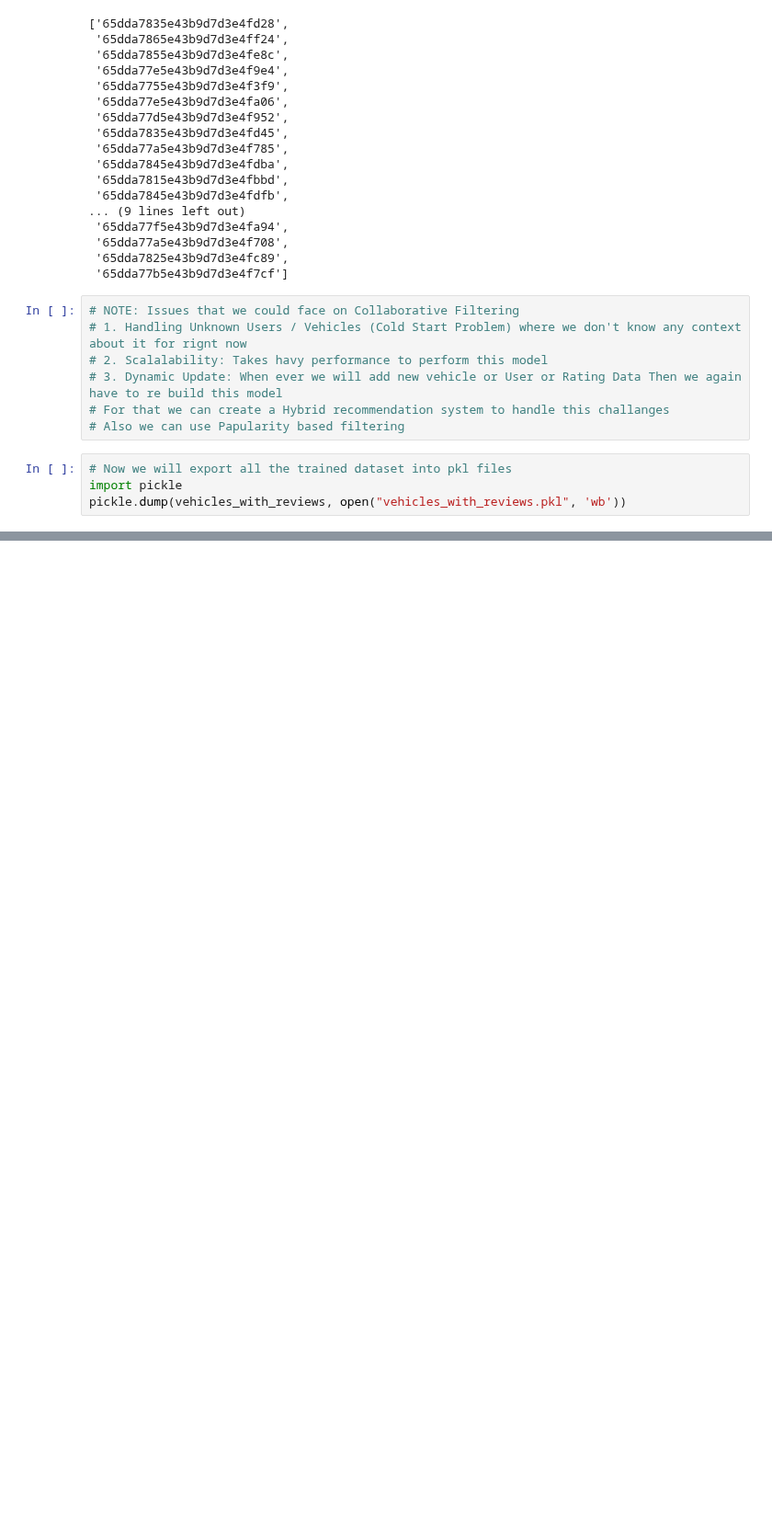
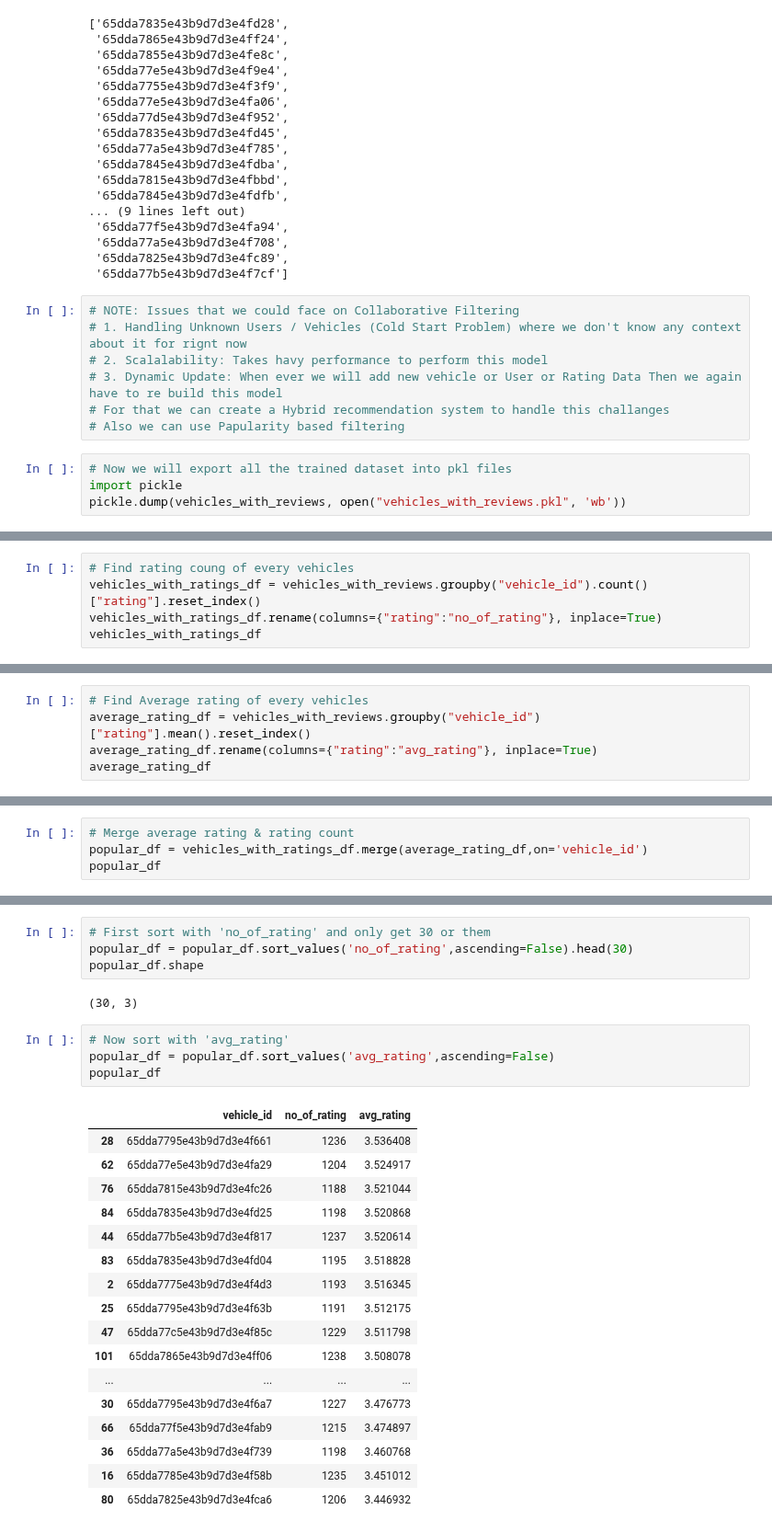
Before and after one commit to roman-ojha/journey, a Jupyter notebook: user-vehicle-service/explore_vehicle_recommendation_system.ipynb, the cells around one changed output, grey strips where cells are left out. Shown at 92% size. Saved outputs shown, nothing was run; the diff lists cells and outputs as text; blank space fills up the shorter version.

Commit message:
feat(user-vehicle-service): added popularity based recommendation system on jupyter

```diff
--- a/user-vehicle-service/explore_vehicle_recommendation_system.ipynb
+++ b/user-vehicle-service/explore_vehicle_recommendation_system.ipynb
@@ -392,0 +376,5 @@ travel_ids
+# %%
+# Find rating coung of every vehicles
+vehicles_with_ratings_df = vehicles_with_reviews.groupby("vehicle_id").count()["rating"].reset_index()
+vehicles_with_ratings_df.rename(columns={"rating":"no_of_rating"}, inplace=True)
+vehicles_with_ratings_df
@@ -392,0 +395,5 @@ travel_ids
+# %%
+# Find Average rating of every vehicles
+average_rating_df = vehicles_with_reviews.groupby("vehicle_id")["rating"].mean().reset_index()
+average_rating_df.rename(columns={"rating":"avg_rating"}, inplace=True)
+average_rating_df
@@ -392,0 +414,4 @@ travel_ids
+# %%
+# Merge average rating & rating count
+popular_df = vehicles_with_ratings_df.merge(average_rating_df,on='vehicle_id')
+popular_df
@@ -392,0 +432,28 @@ travel_ids
+# %%
+# First sort with 'no_of_rating' and only get 30 or them
+popular_df = popular_df.sort_values('no_of_rating',ascending=False).head(30)
+popular_df.shape
+# %% [output]
+(30, 3)
+# %%
+# Now sort with 'avg_rating'
+popular_df = popular_df.sort_values('avg_rating',ascending=False)
+popular_df
+# %% [output]
+|  | vehicle_id | no_of_rating | avg_rating |
+| 28 | 65dda7795e43b9d7d3e4f661 | 1236 | 3.536408 |
+| 62 | 65dda77e5e43b9d7d3e4fa29 | 1204 | 3.524917 |
+| 76 | 65dda7815e43b9d7d3e4fc26 | 1188 | 3.521044 |
+| 84 | 65dda7835e43b9d7d3e4fd25 | 1198 | 3.520868 |
+| 44 | 65dda77b5e43b9d7d3e4f817 | 1237 | 3.520614 |
+| 83 | 65dda7835e43b9d7d3e4fd04 | 1195 | 3.518828 |
+| 2 | 65dda7775e43b9d7d3e4f4d3 | 1193 | 3.516345 |
+| 25 | 65dda7795e43b9d7d3e4f63b | 1191 | 3.512175 |
+| 47 | 65dda77c5e43b9d7d3e4f85c | 1229 | 3.511798 |
+| 101 | 65dda7865e43b9d7d3e4ff06 | 1238 | 3.508078 |
+| ... | ... | ... | ... |
+| 30 | 65dda7795e43b9d7d3e4f6a7 | 1227 | 3.476773 |
+| 66 | 65dda77f5e43b9d7d3e4fab9 | 1215 | 3.474897 |
+| 36 | 65dda77a5e43b9d7d3e4f739 | 1198 | 3.460768 |
+| 16 | 65dda7785e43b9d7d3e4f58b | 1235 | 3.451012 |
+| 80 | 65dda7825e43b9d7d3e4fca6 | 1206 | 3.446932 |
```
Also changed, not shown: parts of 8 cells of this notebook, 2 other files.
